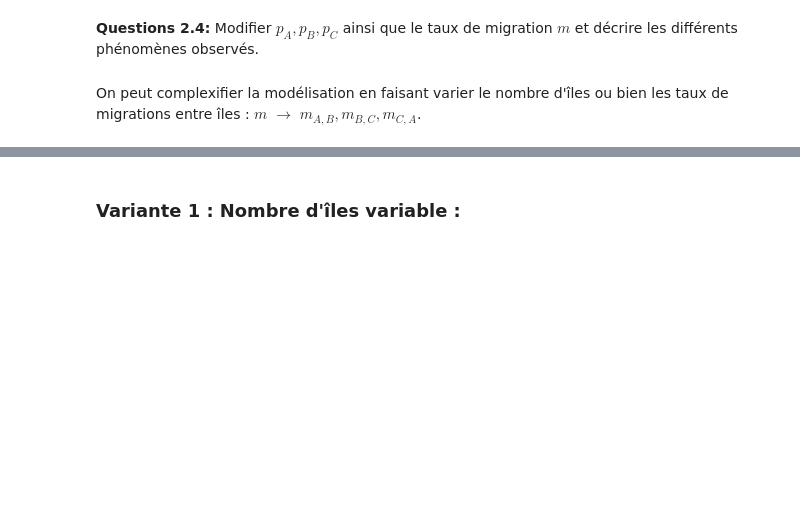
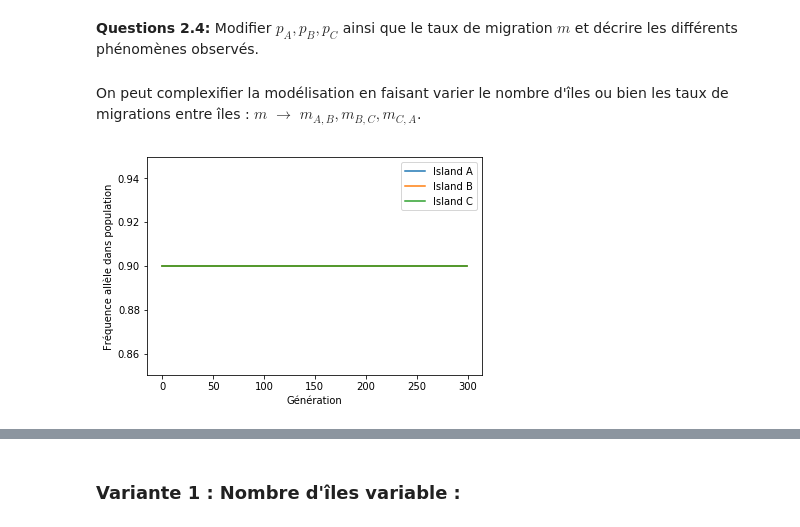
Before and after one commit to Wakeniii/ARE-dynamics-2019, a Jupyter notebook: Sujet_Dynamique_Population_Etud.ipynb, the cells around one changed output, grey strips where cells are left out. Cells and saved outputs as stored; diff of their text form; code cells hidden in the pictures; blank space fills up the shorter version.

```diff
--- a/Sujet_Dynamique_Population_Etud.ipynb
+++ b/Sujet_Dynamique_Population_Etud.ipynb
@@ -177,16 +186,16 @@ def update_genetics(p,m):
     '''
     p_new={}
     p_new['A'] = p['A']*(1-2*m)+p['B']*m+p['C']*m
-    p_new['B'] = 0. # Corriger ici
-    p_new['C'] = 0. # et là
+    p_new['B'] = p['B']*(1-2*m)+p['A']*m+p['C']*m # Corriger ici
+    p_new['C'] = p['C']*(1-2*m)+p['A']*m+p['B']*m # et là
     return p_new
 # %% [markdown]
 **Question 2.3 :** Compléter la signature et la description de la fonction *genetics_n_migrations* suivante.
 # %%
 def genetics_n_migrations(p,m,n):
     '''
-    ??? -> ???
-    ???
+    dict[str:float]*float*int -> list[list[float]]
+    retourne la répartition de la pop initialement, et la répartition à chaque n génération
     '''
     keys=["A","B","C"]
     M = []
@@ -220,3 +233,7 @@ def plot_genetics(M,p):
 **Questions 2.4:** Modifier $p_A,p_B,p_C$ ainsi que le taux de migration $m$ et décrire les différents phénomènes observés.
 # %% [markdown]
 On peut complexifier la modélisation en faisant varier le nombre d'îles ou bien les taux de migrations entre îles : $m$ $\rightarrow$ $m_{A,B}, m_{B,C}, m_{C,A}$.
+# %%
+plot_genetics(M,p)
+# %% [output]
+[figure, added]
```
Also changed, not shown: parts of 17 cells of this notebook.
